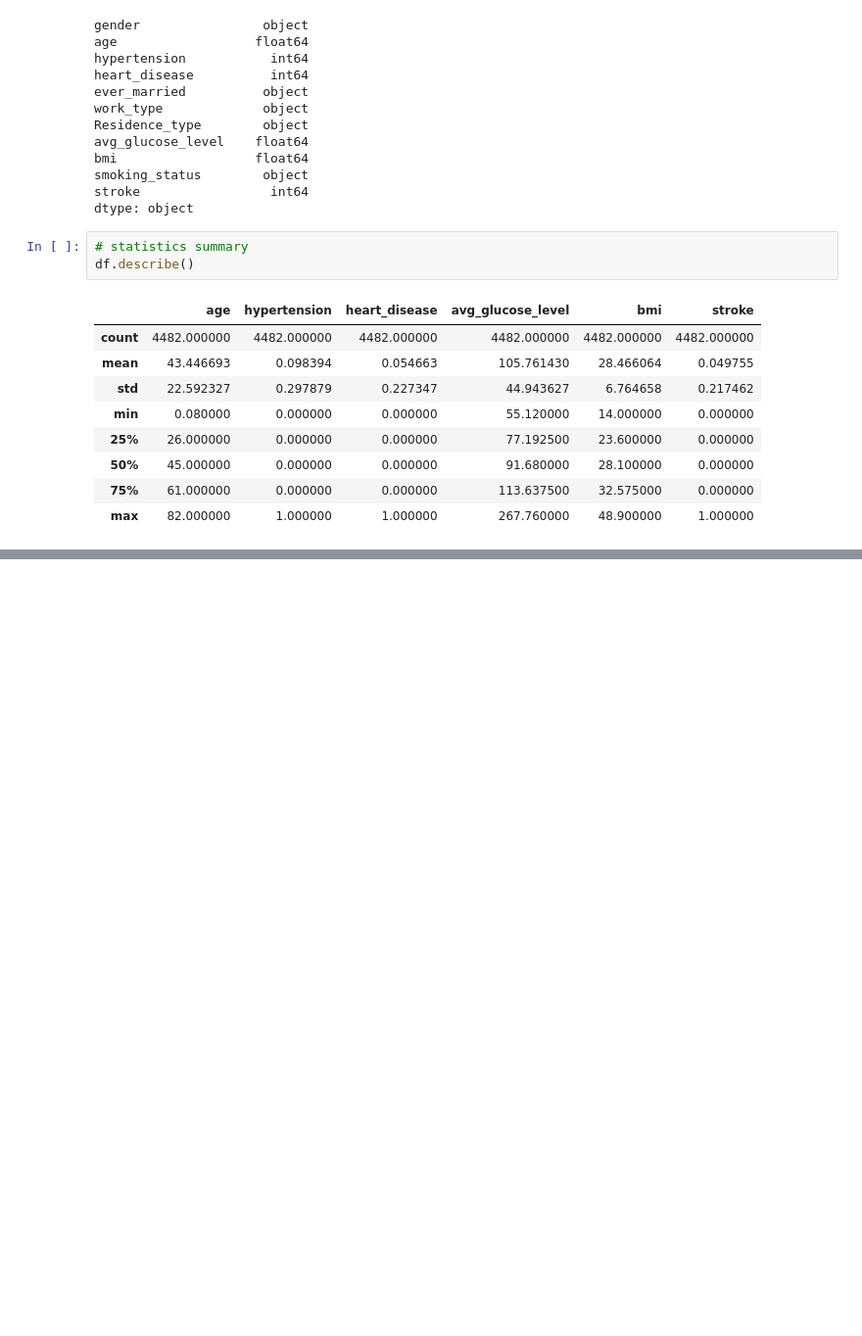
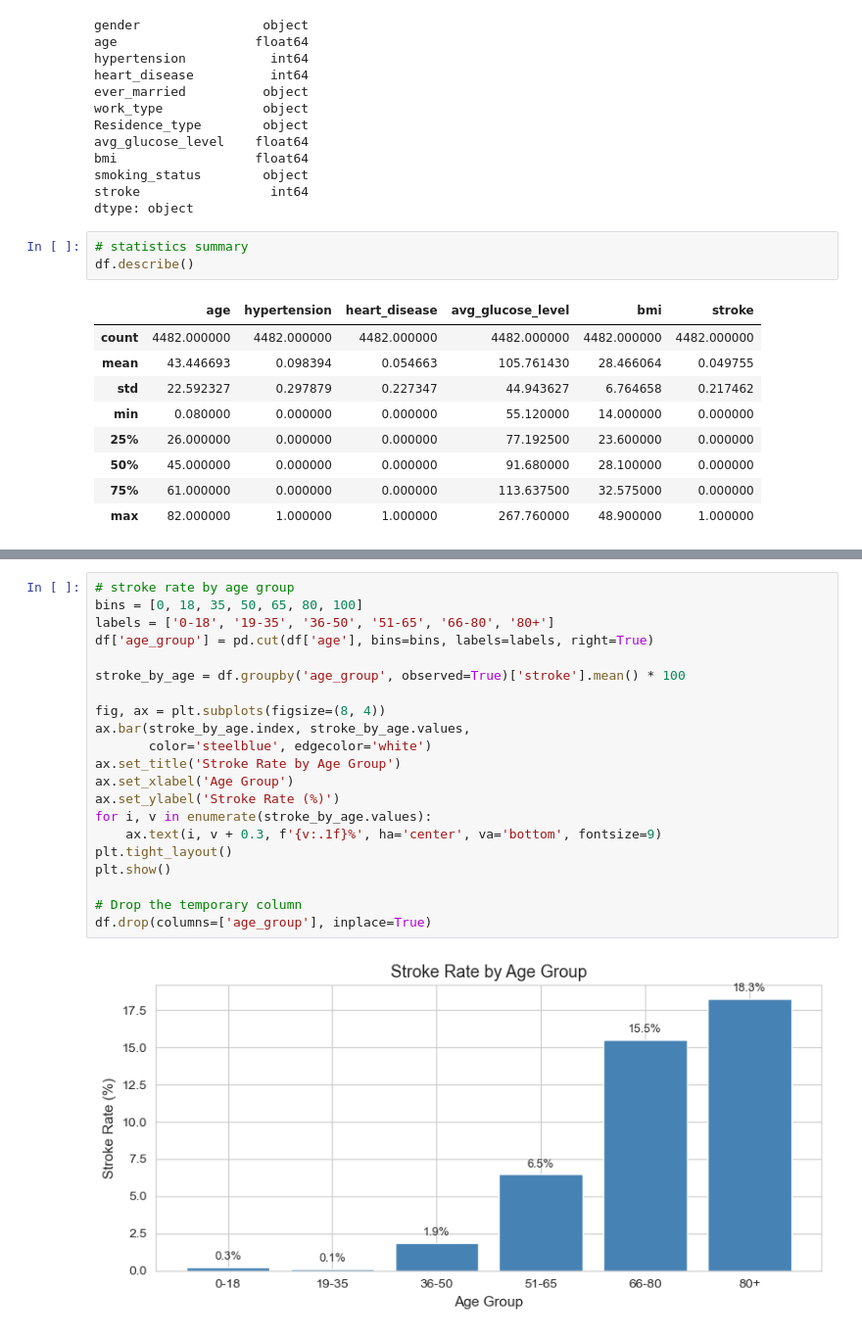
Before and after one commit to vcmeamaria/brain-stroke-classification-project, a Jupyter notebook: brain_stroke_classification.ipynb, the cells around one changed output, grey strips where cells are left out. Shown at 98% size. Cells and saved outputs as stored; diff of their text form; blank space fills up the shorter version.

```diff
--- a/brain_stroke_classification.ipynb
+++ b/brain_stroke_classification.ipynb
@@ -122,0 +280,23 @@ df.describe()
+# %%
+# stroke rate by age group
+bins = [0, 18, 35, 50, 65, 80, 100]
+labels = ['0-18', '19-35', '36-50', '51-65', '66-80', '80+']
+df['age_group'] = pd.cut(df['age'], bins=bins, labels=labels, right=True)
+
+stroke_by_age = df.groupby('age_group', observed=True)['stroke'].mean() * 100
+
+fig, ax = plt.subplots(figsize=(8, 4))
+ax.bar(stroke_by_age.index, stroke_by_age.values,
+       color='steelblue', edgecolor='white')
+ax.set_title('Stroke Rate by Age Group')
+ax.set_xlabel('Age Group')
+ax.set_ylabel('Stroke Rate (%)')
+for i, v in enumerate(stroke_by_age.values):
+    ax.text(i, v + 0.3, f'{v:.1f}%', ha='center', va='bottom', fontsize=9)
+plt.tight_layout()
+plt.show()
+
+# Drop the temporary column
+df.drop(columns=['age_group'], inplace=True)
+# %% [output]
+[figure, added]
```
Also changed, not shown: parts of 18 cells of this notebook.
